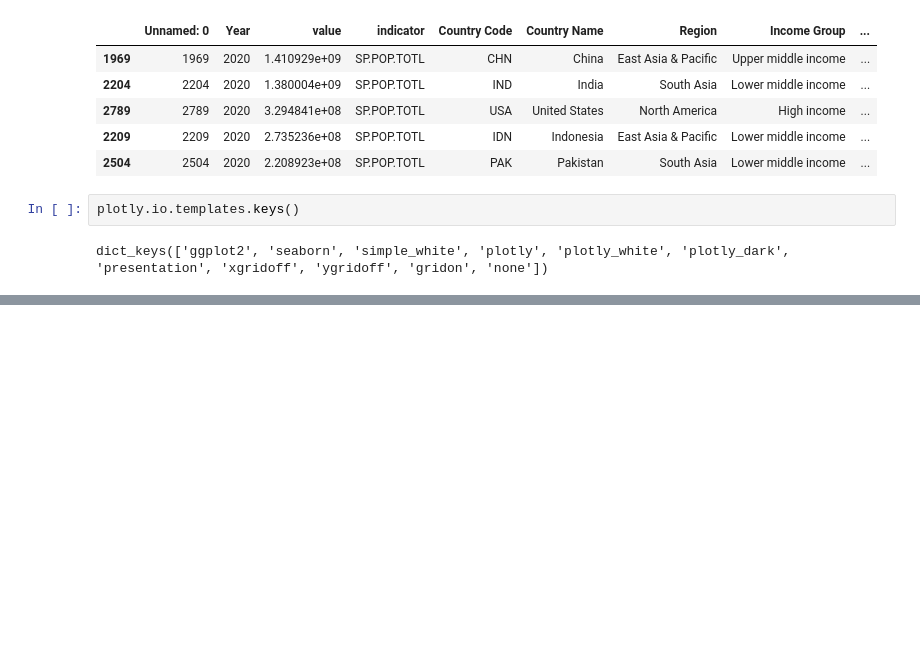
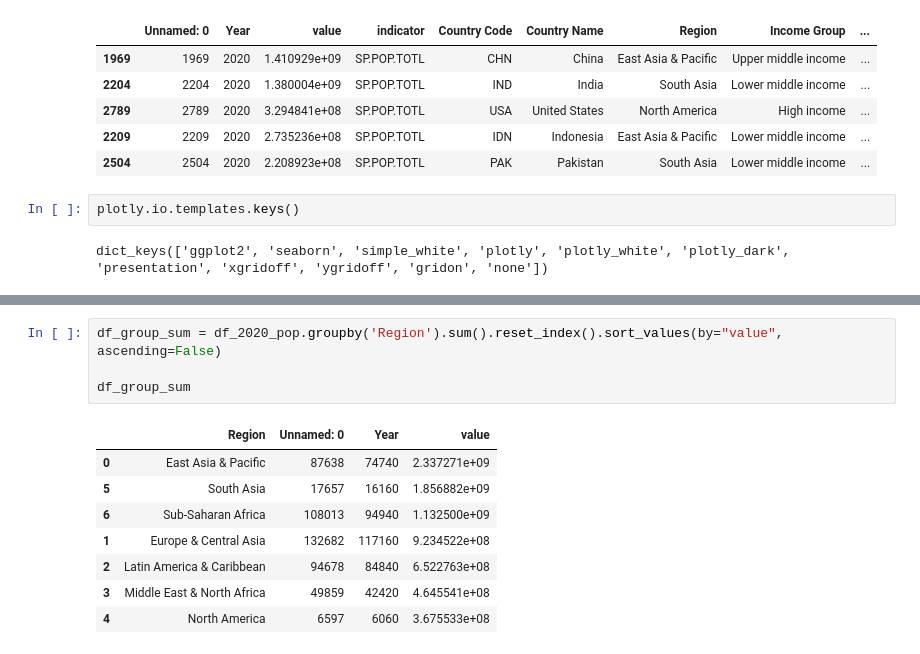
Before and after one commit to DATA-690-SPRING-2022/jay_data690, a Jupyter notebook: jay_part_b.ipynb, the cells around one changed output, grey strips where cells are left out. Drawn from its saved outputs; the diff is of its cells as text; blank space fills up the shorter version.

```diff
--- a/jay_part_b.ipynb
+++ b/jay_part_b.ipynb
@@ -58,3 +63,16 @@ fig.update_layout(showlegend=False)
 fig.show()
 # %% [output]
 [interactive output not drawn]
+# %%
+df_group_sum = df_2020_pop.groupby('Region').sum().reset_index().sort_values(by="value", ascending=False)
+
+df_group_sum
+# %% [output]
+|  | Region | Unnamed: 0 | Year | value |
+| 0 | East Asia & Pacific | 87638 | 74740 | 2.337271e+09 |
+| 5 | South Asia | 17657 | 16160 | 1.856882e+09 |
+| 6 | Sub-Saharan Africa | 108013 | 94940 | 1.132500e+09 |
+| 1 | Europe & Central Asia | 132682 | 117160 | 9.234522e+08 |
+| 2 | Latin America & Caribbean | 94678 | 84840 | 6.522763e+08 |
+| 3 | Middle East & North Africa | 49859 | 42420 | 4.645541e+08 |
+| 4 | North America | 6597 | 6060 | 3.675533e+08 |
```
Also changed, not shown: parts of 6 cells of this notebook.
